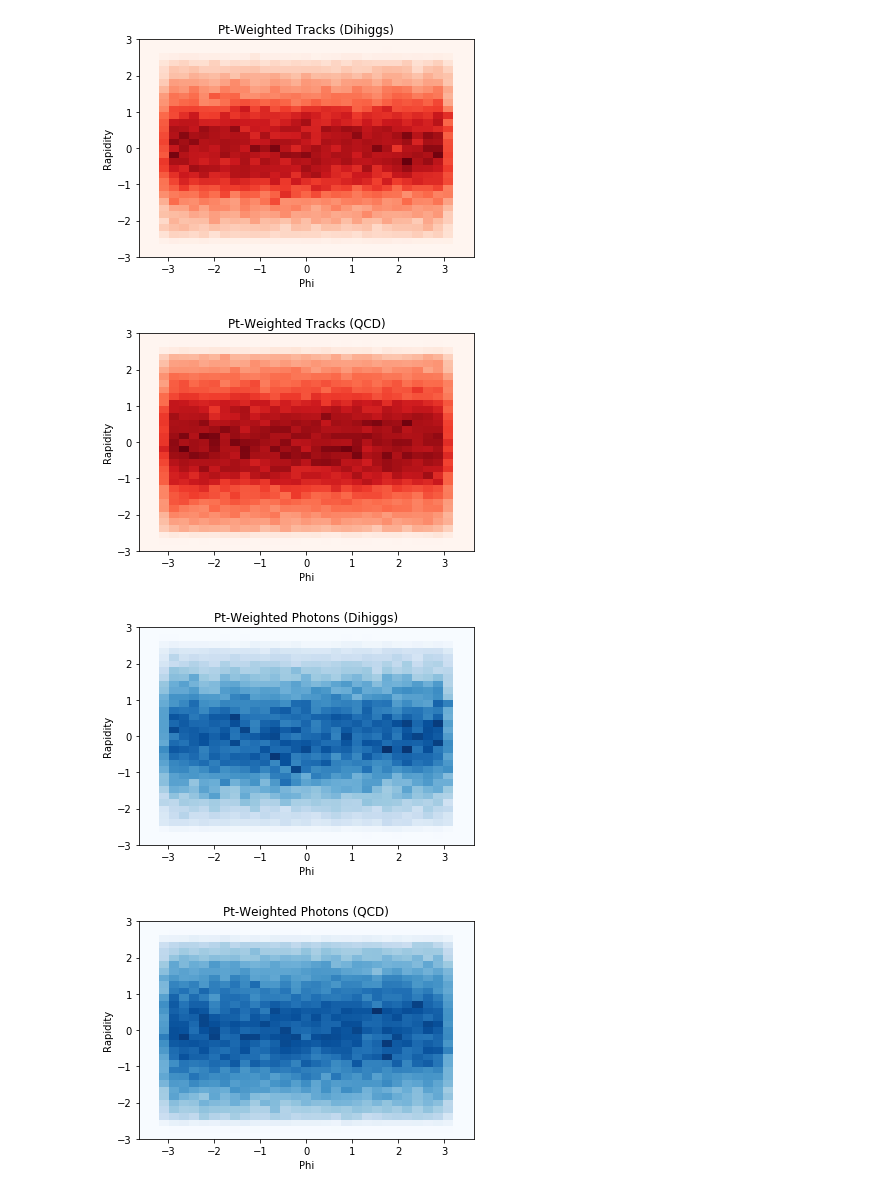
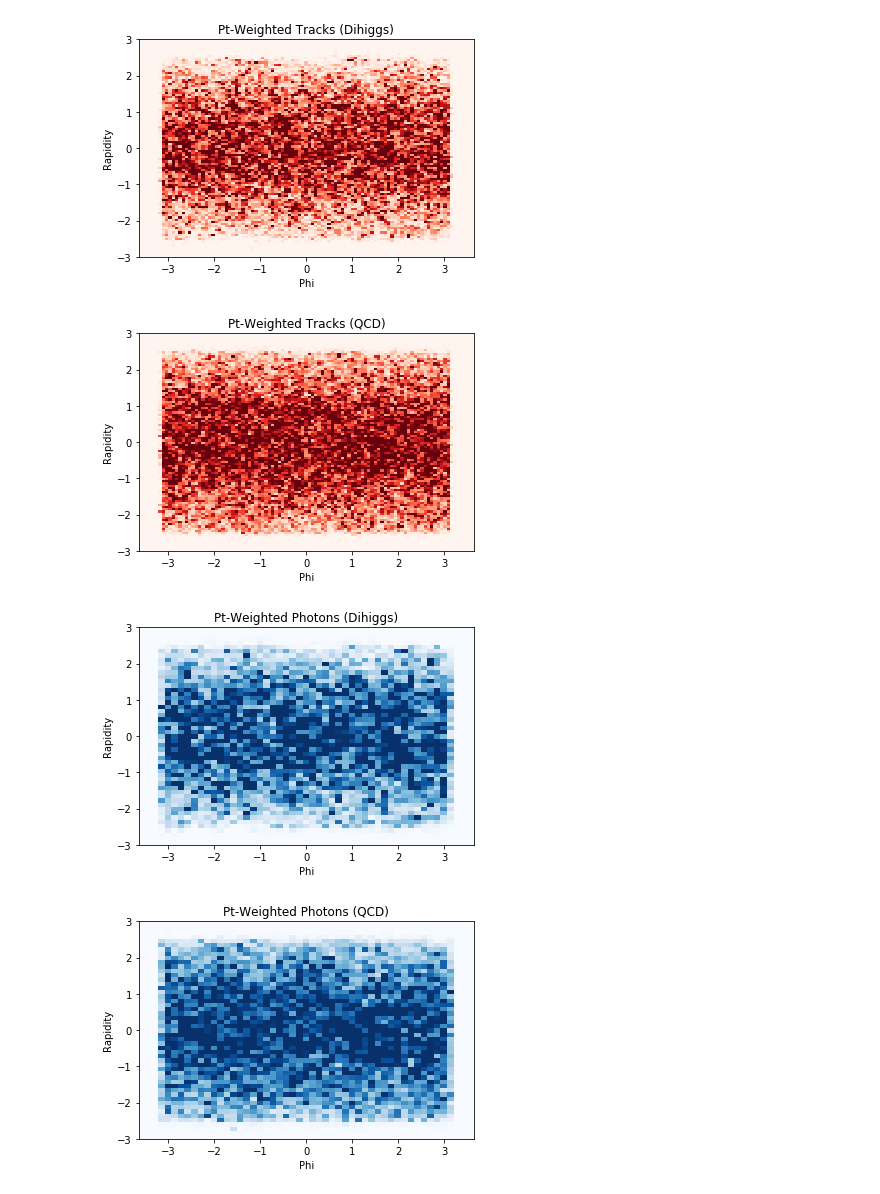
Before and after one commit to neu-physics/dihiggsMLProject, a Jupyter notebook: convolutionalNN/exploreData.ipynb, the cells around one changed output. Drawn from its saved outputs; the diff is of its cells as text; code cells hidden in the pictures.

```diff
--- a/convolutionalNN/exploreData.ipynb
+++ b/convolutionalNN/exploreData.ipynb
@@ -25,14 +24,14 @@ allEvents_hh = []
 allEvents_qcd = []
 
 for filename in os.listdir(topDir_hh):
-    if filename.endswith(".pkl"):
+    if filename.endswith(".pkl") and '7' in filename:
         temp = pkl.load( open( topDir_hh+filename, 'rb' ))
         allEvents_hh += temp
     else:
         continue
 
 for filename in os.listdir(topDir_qcd):
-    if filename.endswith(".pkl"):
+    if filename.endswith(".pkl") and '7' in filename:
         temp = pkl.load( open( topDir_qcd+filename, 'rb' ))
         allEvents_qcd += temp
     else:
@@ -92,10 +91,10 @@ tracks_qcd, neutralHadrons_qcd, photons_qcd = returnPhiRapidityPtLists( allEvent
 def returnPlotOpts( _consLabel ):
     """ common function for returning plotting opts"""
 
-    track_plotOpts  = dict(bins=(33, 33), range=[[-1*np.pi-0.5, np.pi+0.5],[-3.0, 3.0]], cmap=plt.cm.Reds)
+    track_plotOpts  = dict(bins=(101, 101), range=[[-1*np.pi-0.5, np.pi+0.5],[-3.0, 3.0]], cmap=plt.cm.Reds)
     #photon_plotOpts = dict(bins=(33, 33), range=[[-1*np.pi-0.5, np.pi+0.5],[-3.0, 3.0]], cmap=plt.cm.YlGnBu)
-    photon_plotOpts = dict(bins=(33, 33), range=[[-1*np.pi-0.5, np.pi+0.5],[-3.0, 3.0]], cmap=plt.cm.Blues)
-    nHad_plotOpts   = dict(bins=(33, 33), range=[[-1*np.pi-0.5, np.pi+0.5],[-3.0, 3.0]], cmap=plt.cm.Greens)
+    photon_plotOpts = dict(bins=(51, 51), range=[[-1*np.pi-0.5, np.pi+0.5],[-3.0, 3.0]], cmap=plt.cm.Blues)
+    nHad_plotOpts   = dict(bins=(51, 51), range=[[-1*np.pi-0.5, np.pi+0.5],[-3.0, 3.0]], cmap=plt.cm.Greens)
 
     _plotOpts = {}
     if _consLabel == 'Tracks':
@@ -114,35 +113,42 @@ def makeSimplePlots( constituentList, sampleLabel='', consLabel='', nEventsToAve
     _plotOpts = returnPlotOpts( consLabel )
     _phi = constituentList[0]
     _rap = constituentList[1]
     _pt  = constituentList[2]
     if nEventsToAverage>0:
         _pt = [ constituent/nEventsToAverage for constituent in _pt ]
 
     #plt.hist2d( _phi, _rap, **_plotOpts )
     #plt.title('Raw {} ({})'.format(consLabel, sampleLabel) )
     #plt.xlabel('Phi')
     #plt.ylabel('Rapidity')
     #plt.show()
 
-    plt.hist2d( _phi, _rap, weights=_pt, **_plotOpts )
+    bins, x_edges, y_edges, img = plt.hist2d( _phi, _rap, weights=_pt, **_plotOpts )
+    bin_vals = [v for row in bins for v in row]
+    #plt.hist(bin_vals)
+    #plt.show()
+    b_mean = np.mean(bin_vals)
+    b_std = np.std(bin_vals)
+    plt.clim( 0, b_mean + b_std)
+
     plt.title('Pt-Weighted {} ({})'.format(consLabel, sampleLabel))
     plt.xlabel('Phi')
     plt.ylabel('Rapidity')
     plt.show()
 
     return
 
 
 makeSimplePlots( tracks_hh, 'Dihiggs', 'Tracks')
 makeSimplePlots( tracks_qcd, 'QCD', 'Tracks')
 
 makeSimplePlots( photons_hh, 'Dihiggs', 'Photons')
 makeSimplePlots( photons_qcd, 'QCD', 'Photons')
 
 makeSimplePlots( neutralHadrons_hh, 'Dihiggs', 'Neutral Hadrons')
 makeSimplePlots( neutralHadrons_qcd, 'QCD', 'Neutral Hadrons')
 # %% [output]
-[figure, old version]
+[figure, new version]
-[figure, old version]
+[figure, new version]
-[figure, old version]
+[figure, new version]
-[figure, old version]
+[figure, new version]
```
Also changed, not shown: parts of 25 cells of this notebook.
